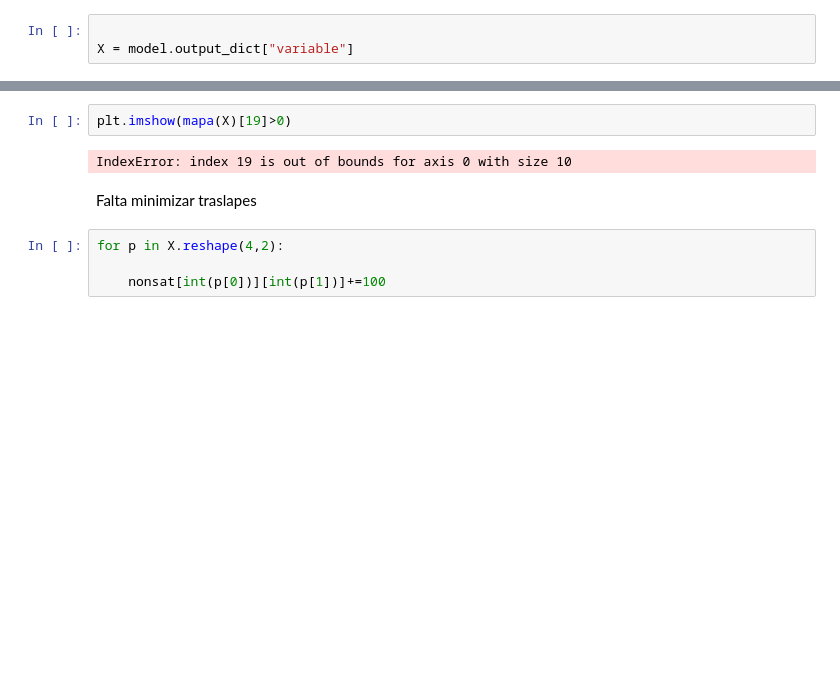
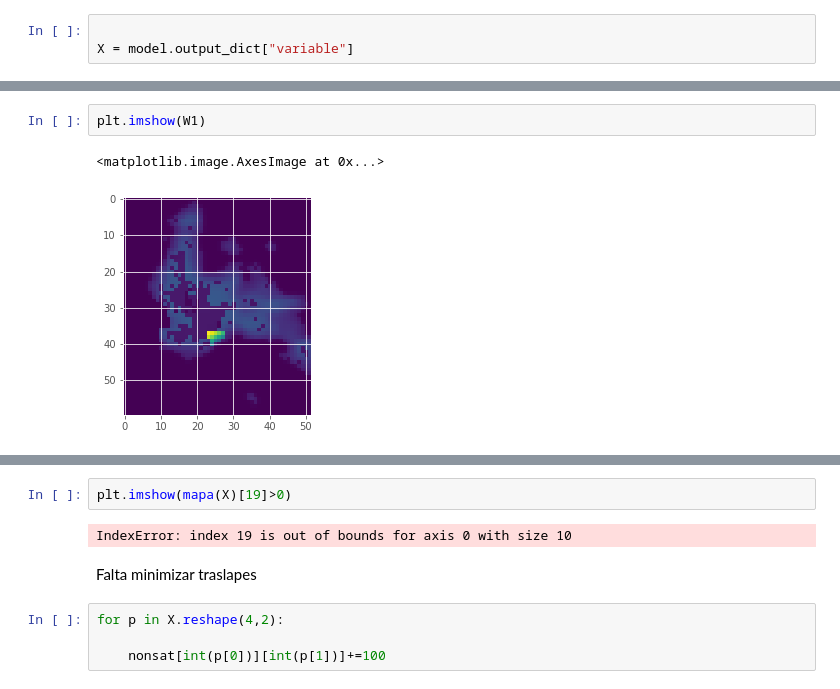
Before and after one commit to rdglpz/optimal_light_sensor_location, a Jupyter notebook: objective function design.ipynb, the cells around one changed output, grey strips where cells are left out. Cells and saved outputs as stored; diff of their text form; blank space fills up the shorter version.

```diff
--- a/objective function design.ipynb
+++ b/objective function design.ipynb
@@ -261,0 +296,5 @@ plt.imshow(empty==2)
+# %%
+plt.imshow(W1)
+# %% [output]
+<matplotlib.image.AxesImage at 0x...>
+[figure, added]
```
Also changed, not shown: parts of 13 cells of this notebook, 3 other files.
